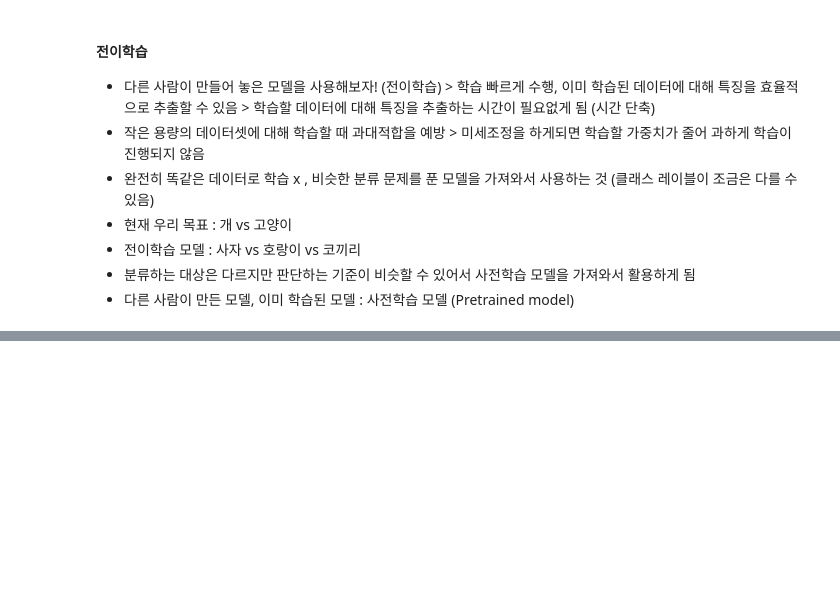
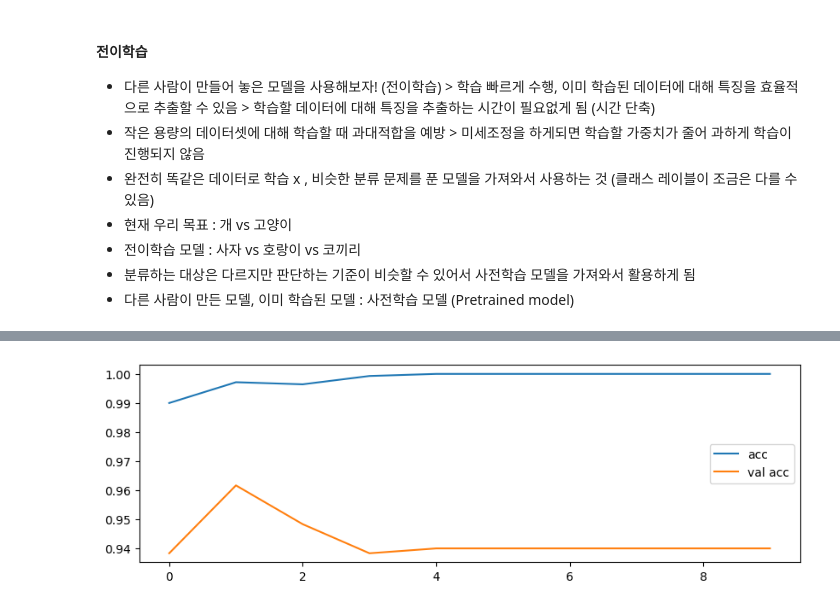
Before and after one commit to Jang-jw/DeepLearning, a Jupyter notebook: ex08_개,고양이_mlp,cnn실습.ipynb, the cells around one changed output, grey strips where cells are left out. Cells and saved outputs as stored; diff of their text form; code cells hidden in the pictures; blank space fills up the shorter version.

Commit message:
mlp / cnn / npz / EarlyStopping / Conv2D / Pooling2D / ModelCheckpoint / ImageDataGenerator Dropout / VGG16

```diff
--- a/ex08_개,고양이_mlp,cnn실습.ipynb
+++ b/ex08_개,고양이_mlp,cnn실습.ipynb
@@ -469,0 +505,7 @@ plt.show()
+# %%
+# vgg16 이 가지고 있는 Conv 층만 가져온 상황
+# Conv 층이 개, 고양이 데이터를 입력받았을 때
+# 학습하지 못하게 w 값을 동결시켜야 함
+# 학습시 가중치가 갱신되어 버리면, 기존에 학습된 내용이 훼손
+# 즉, 사전학습 모델을 활용하는 효과를 잃어버림
+vgg16.trainable=False
@@ -469,0 +544,5 @@ plt.show()
+# %%
+# 컴파일 => 이진분류
+transfer_model.compile(loss='binary_crossentropy',
+                       optimizer='adam',
+                       metrics=['accuarcy'])
@@ -469,0 +569,17 @@ plt.show()
+# %%
+# 학습하기 전에 미세 조정 설정
+# 모든 학습 x , mlp 층과 가까운 마지막 층 부터 학습이 가능하게 설정 o
+# for layer in vgg16.layers:
+#   # print(layer.name)
+#   if layer.name=='block5_conv3':
+#     layer.trainable=True # 해당 층만 동결을 품
+#   else:
+#     layer.trainable=False # 나머지 층은 그대로 동결
+
+# 학습
+# 검증 데이터 30%
+# npz >> X_train,y_train
+# 반복횟수 10
+vgg_his=transfer_model.fit(X_train,y_train,
+                   validation_split=0.3,
+                   epochs=10)
@@ -469,0 +607,16 @@ plt.show()
+# %%
+# vgg_his
+# acc, val_acc 시각화
+plt.figure(figsize=(10,3))
+acc=vgg_his.history['accuracy']
+val_acc=vgg_his.history['val_accuracy']
+plt.plot(acc,label='acc')
+plt.plot(val_acc,label='val acc')
+plt.legend()
+plt.show()
+
+# cnn 모델 설계 변경하면서 다시 학습하고 과정 필요
+# 전이학습 하게되면 cnn 모델 설계 변경할 필요, 학습시간이 많이 걸리지 않고
+# 좋은 성능을 뽑아낼 수 있음
+# %% [output]
+[figure, added]
```
Also changed, not shown: parts of 7 cells of this notebook.
